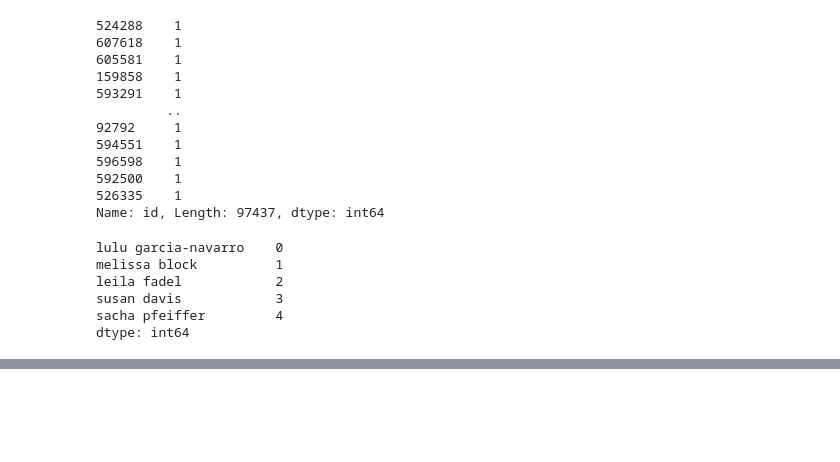
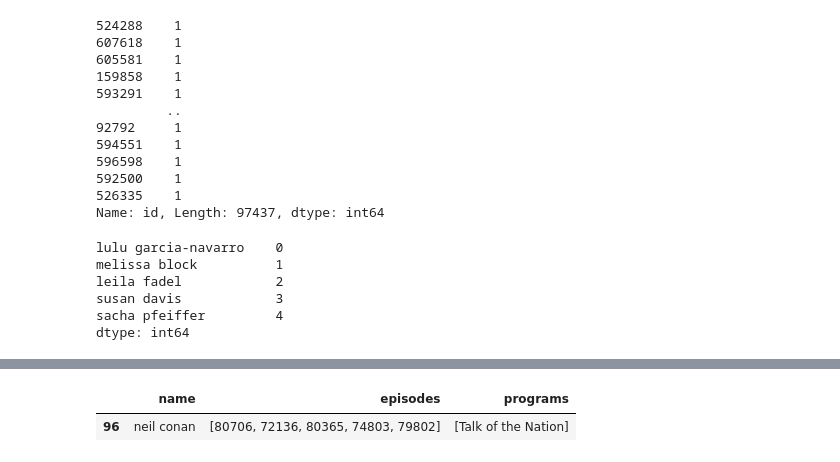
Before and after one commit to npr-nlp/npr-nlp-project, a Jupyter notebook: archive/brian_acquire_notebook.ipynb, the cells around one changed output, grey strips where cells are left out. Drawn from its saved outputs; the diff is of its cells as text; code cells hidden in the pictures; blank space fills up the shorter version.

```diff
--- a/archive/brian_acquire_notebook.ipynb
+++ b/archive/brian_acquire_notebook.ipynb
@@ -156,4 +156,4 @@ dtype: int64
 # %%
 host_map = pd.read_json('host-map.json')
 # %%
-host_map.head().T
+hosts  = host_map.head().T
@@ -173,0 +160,5 @@ host_map.head().T
+# %%
+hosts[hosts.name == 'neil conan']
+# %% [output]
+|  | name | episodes | programs |
+| 96 | neil conan | [80706, 72136, 80365, 74803, 79802] | [Talk of the Nation] |
```
Also changed, not shown: parts of 6 cells of this notebook, 1 other file.
